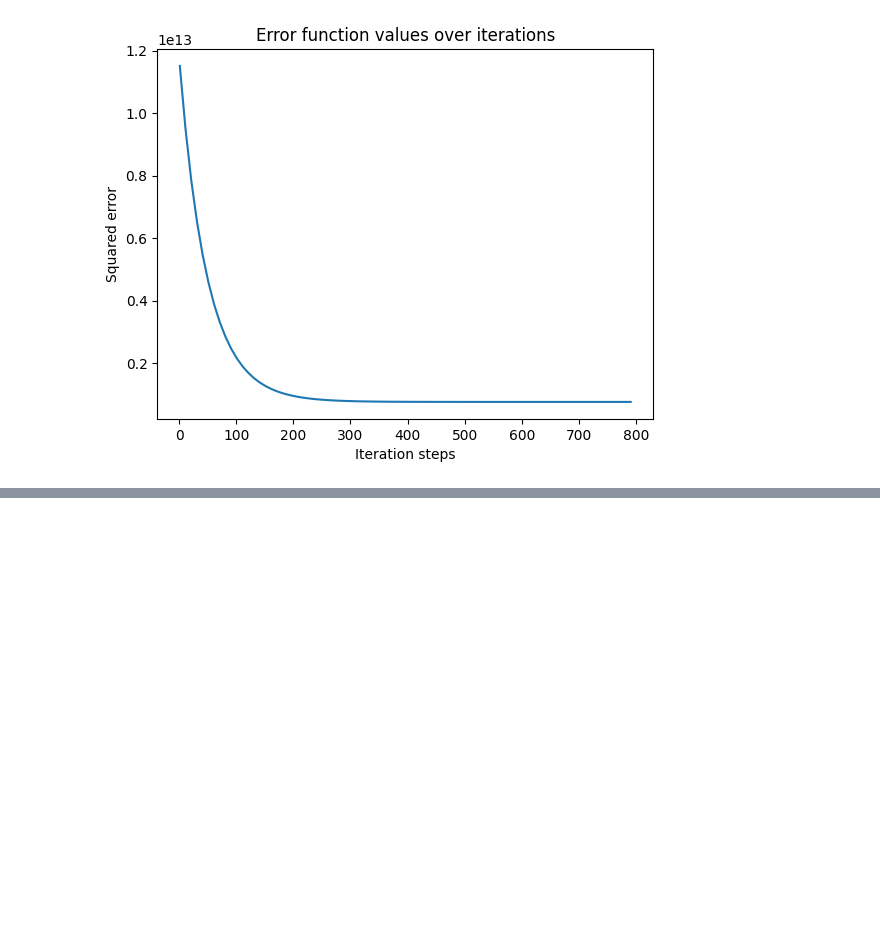
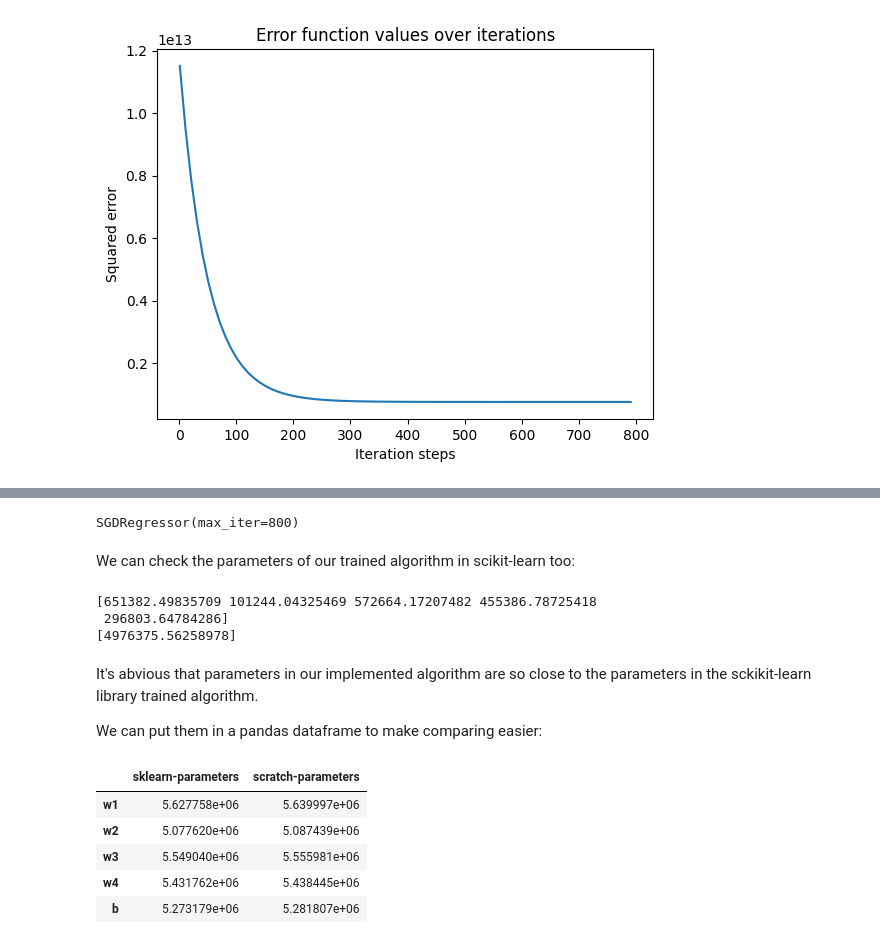
Before and after one commit to parhamrou/ML-models-from-scratch, a Jupyter notebook: models/Linear-Regression/SGD_notebook.ipynb, the cells around one changed output, grey strips where cells are left out. Cells and saved outputs as stored; diff of their text form; code cells hidden in the pictures; blank space fills up the shorter version.

Commit message:
Add comparing to scikit-learn part to the notebook.

```diff
--- a/models/Linear-Regression/SGD_notebook.ipynb
+++ b/models/Linear-Regression/SGD_notebook.ipynb
@@ -62,0 +67,5 @@ plt.show()
+# %%
+w = sgd.coefs_
+b = sgd.bias_
+print(w)
+print(b)
@@ -62,0 +80,32 @@ plt.show()
+# %%
+scaler = StandardScaler()
+x_norm = scaler.fit_transform(X=x_train)
+sklearn_sgd = sklearn_SGD(max_iter=800)
+sklearn_sgd.fit(x_norm, y_train)
+# %% [output]
+SGDRegressor(max_iter=800)
+# %% [markdown]
+We can check the parameters of our trained algorithm in scikit-learn too:
+# %%
+sklearn_w = sklearn_sgd.coef_
+sklearn_b = sklearn_sgd.intercept_
+print(sklearn_w)
+print(sklearn_b)
+# %% [output]
+[651382.49835709 101244.04325469 572664.17207482 455386.78725418
+ 296803.64784286]
+[4976375.56258978]
+# %% [markdown]
+It's abvious that parameters in our implemented algorithm are so close to the parameters in the sckikit-learn library trained algorithm.
+
+We can put them in a pandas dataframe to make comparing easier:
+# %%
+parameters = pd.DataFrame({"sklearn-parameters": sklearn_w + sklearn_b, "scratch-parameters": w + b}, index=['w1', 'w2', 'w3', 'w4', 'b'])
+parameters
+# %% [output]
+|  | sklearn-parameters | scratch-parameters |
+| w1 | 5.627758e+06 | 5.639997e+06 |
+| w2 | 5.077620e+06 | 5.087439e+06 |
+| w3 | 5.549040e+06 | 5.555981e+06 |
+| w4 | 5.431762e+06 | 5.438445e+06 |
+| b | 5.273179e+06 | 5.281807e+06 |
```
Also changed, not shown: parts of 4 cells of this notebook.
